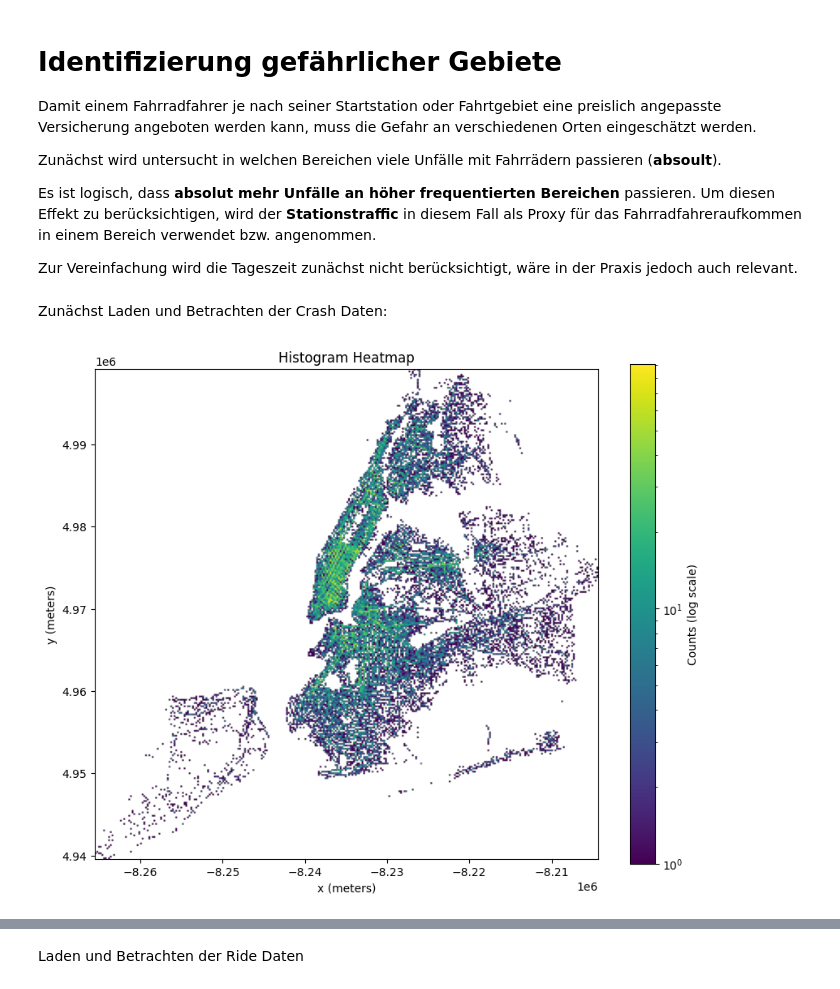
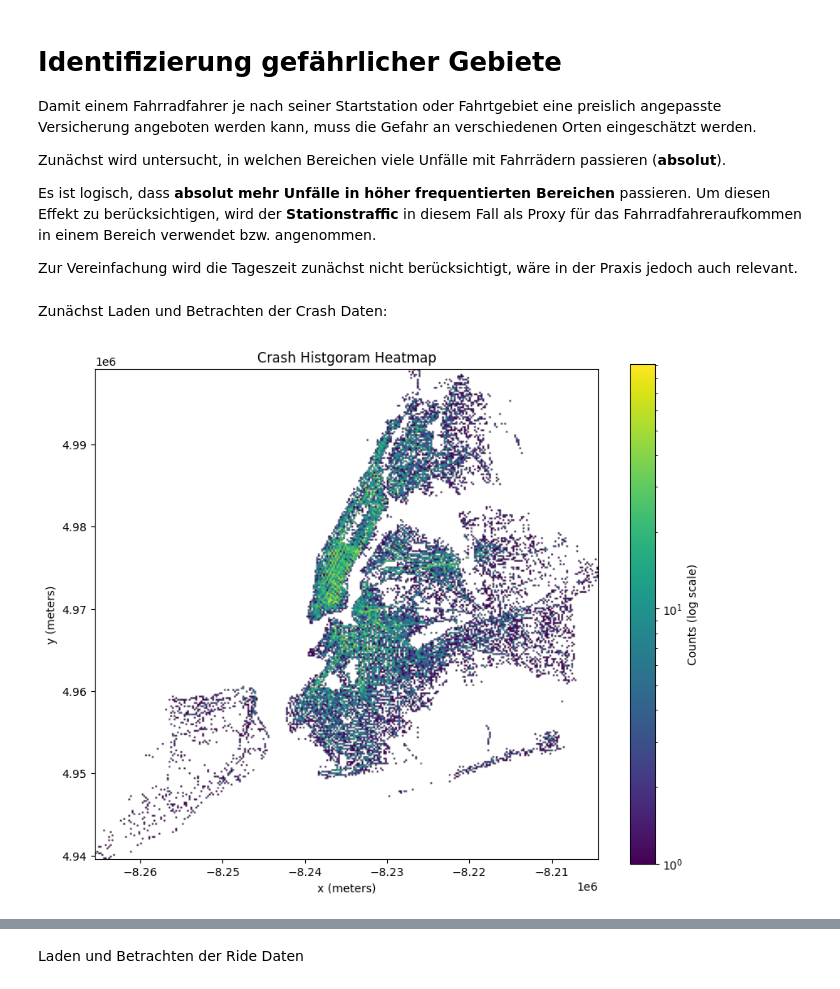
Before and after one commit to JanKrabbe/axa_challenge, a Jupyter notebook: danger_analysis.ipynb, the cells around one changed output, grey strips where cells are left out. Cells and saved outputs as stored; diff of their text form; code cells hidden in the pictures.

```diff
--- a/danger_analysis.ipynb
+++ b/danger_analysis.ipynb
@@ -3,9 +3,9 @@
 
 Damit einem Fahrradfahrer je nach seiner Startstation oder Fahrtgebiet eine preislich angepasste Versicherung angeboten werden kann, muss die Gefahr an verschiedenen Orten eingeschätzt werden.
 
-Zunächst wird untersucht in welchen Bereichen viele Unfälle mit Fahrrädern passieren (**absoult**).
+Zunächst wird untersucht, in welchen Bereichen viele Unfälle mit Fahrrädern passieren (**absolut**).
 
-Es ist logisch, dass **absolut mehr Unfälle an höher frequentierten Bereichen** passieren. Um diesen Effekt zu berücksichtigen, wird der **Stationstraffic** in diesem Fall als Proxy für das Fahrradfahreraufkommen in einem Bereich verwendet bzw. angenommen.
+Es ist logisch, dass **absolut mehr Unfälle in höher frequentierten Bereichen** passieren. Um diesen Effekt zu berücksichtigen, wird der **Stationstraffic** in diesem Fall als Proxy für das Fahrradfahreraufkommen in einem Bereich verwendet bzw. angenommen.
 
 Zur Vereinfachung wird die Tageszeit zunächst nicht berücksichtigt, wäre in der Praxis jedoch auch relevant.
 # %% [markdown]
@@ -19,8 +19,8 @@ from modeling.density_estimator import DensityEstimator
 
 crash_density_estimator = DensityEstimator(data=crash_dataset.df[["x", "y"]].values, bandwidth=1)
 # %%
-crash_density_estimator.plot_histogram_heatmap(bins=300)
+crash_density_estimator.plot_histogram_heatmap(bins=300, title="Crash Histgoram Heatmap")
 # %% [output]
-[figure, old version]
+[figure, new version]
 # %%
 crash_density_estimator = DensityEstimator(data=crash_dataset.df[["x", "y"]].values, bandwidth=50)
```
Also changed, not shown: parts of 9 cells of this notebook, 1 other file.
